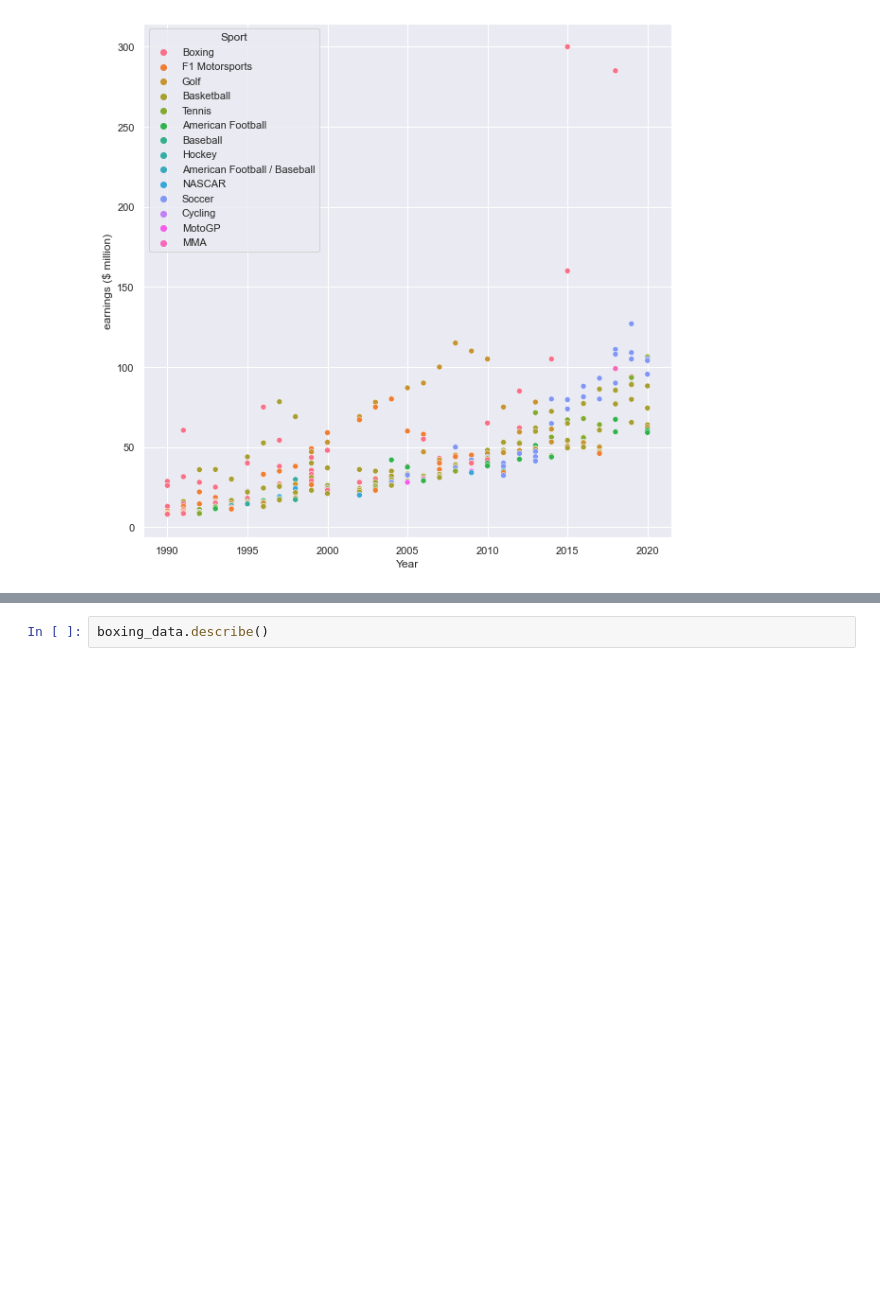
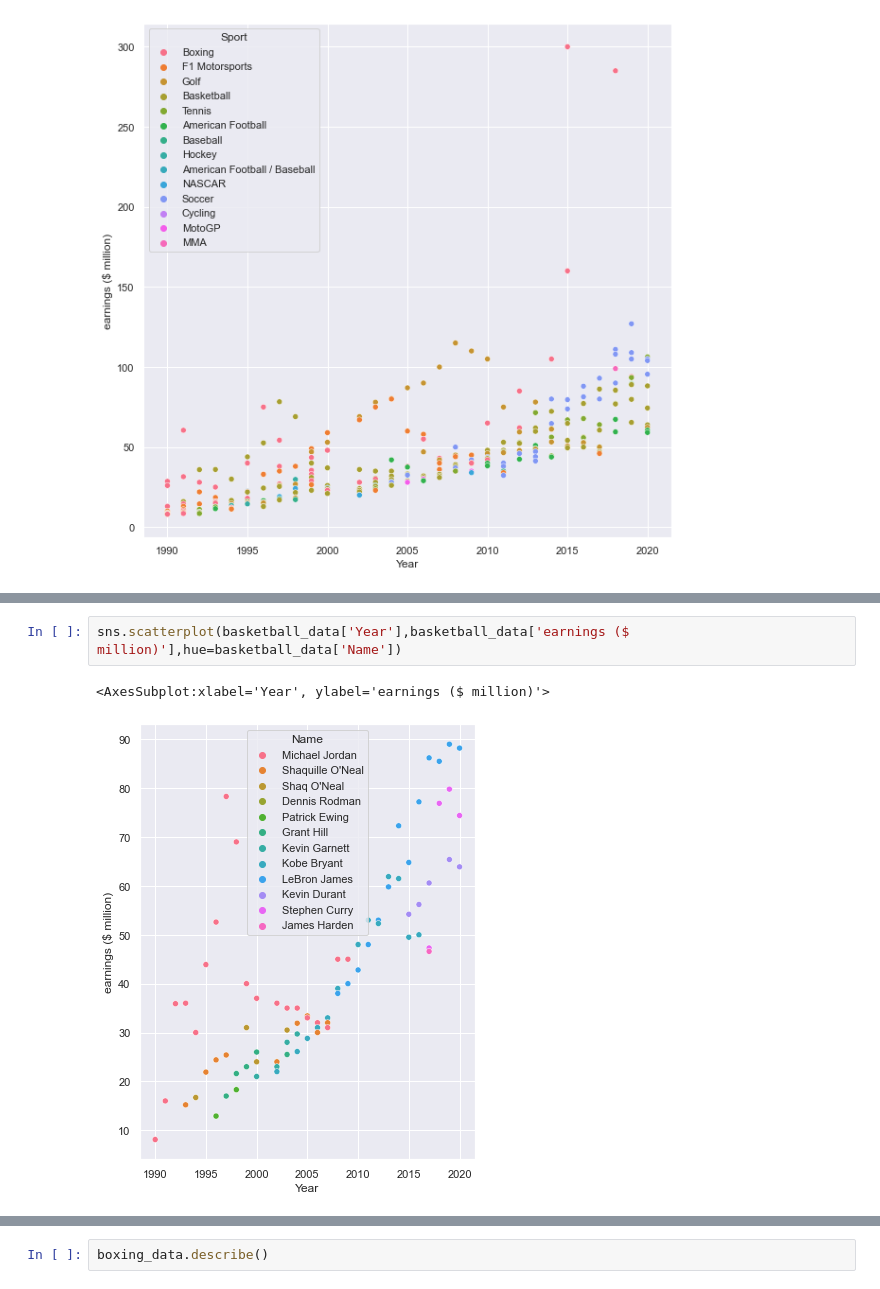
Before and after one commit to 3rda/Portfolio, a Jupyter notebook: Forbes Highest Paid Athletes/Forbes Highest Paid Athletes.ipynb, the cells around one changed output, grey strips where cells are left out. Saved outputs shown, nothing was run; the diff lists cells and outputs as text; blank space fills up the shorter version.

```diff
--- a/Forbes Highest Paid Athletes/Forbes Highest Paid Athletes.ipynb
+++ b/Forbes Highest Paid Athletes/Forbes Highest Paid Athletes.ipynb
@@ -279,0 +269,5 @@ boxing_data.head()
+# %%
+sns.scatterplot(basketball_data['Year'],basketball_data['earnings ($ million)'],hue=basketball_data['Name'])
+# %% [output]
+<AxesSubplot:xlabel='Year', ylabel='earnings ($ million)'>
+[figure, added]
```
Also changed, not shown: parts of 44 cells of this notebook.
